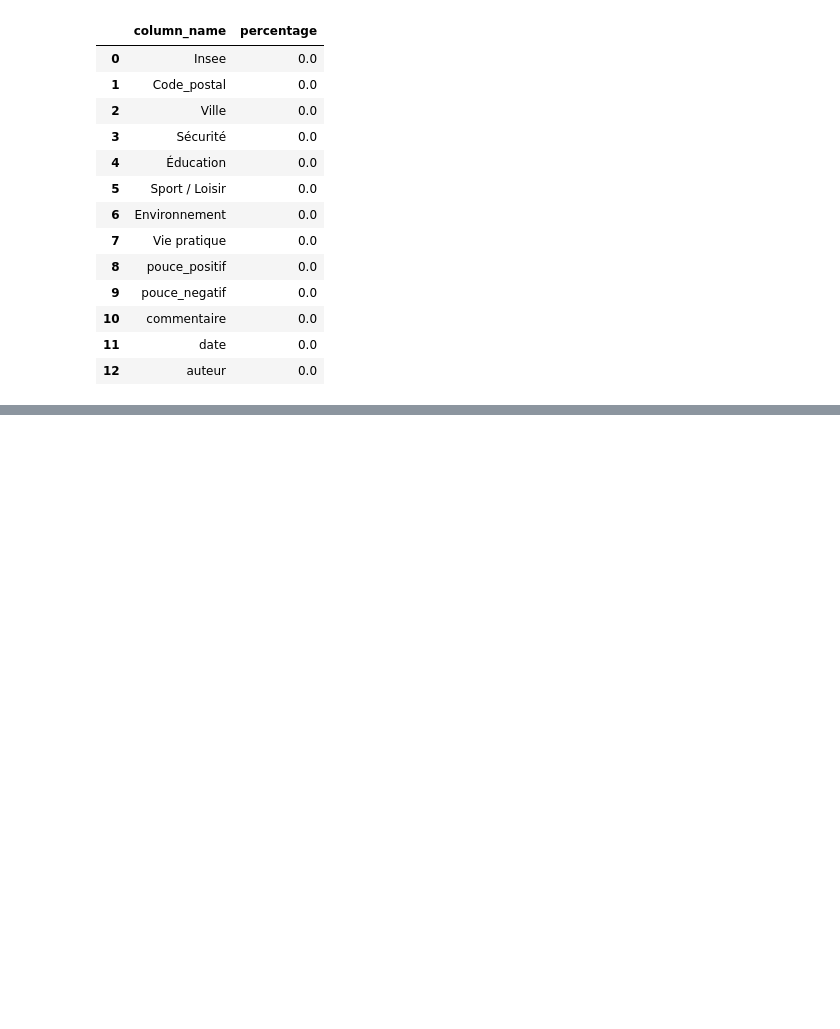
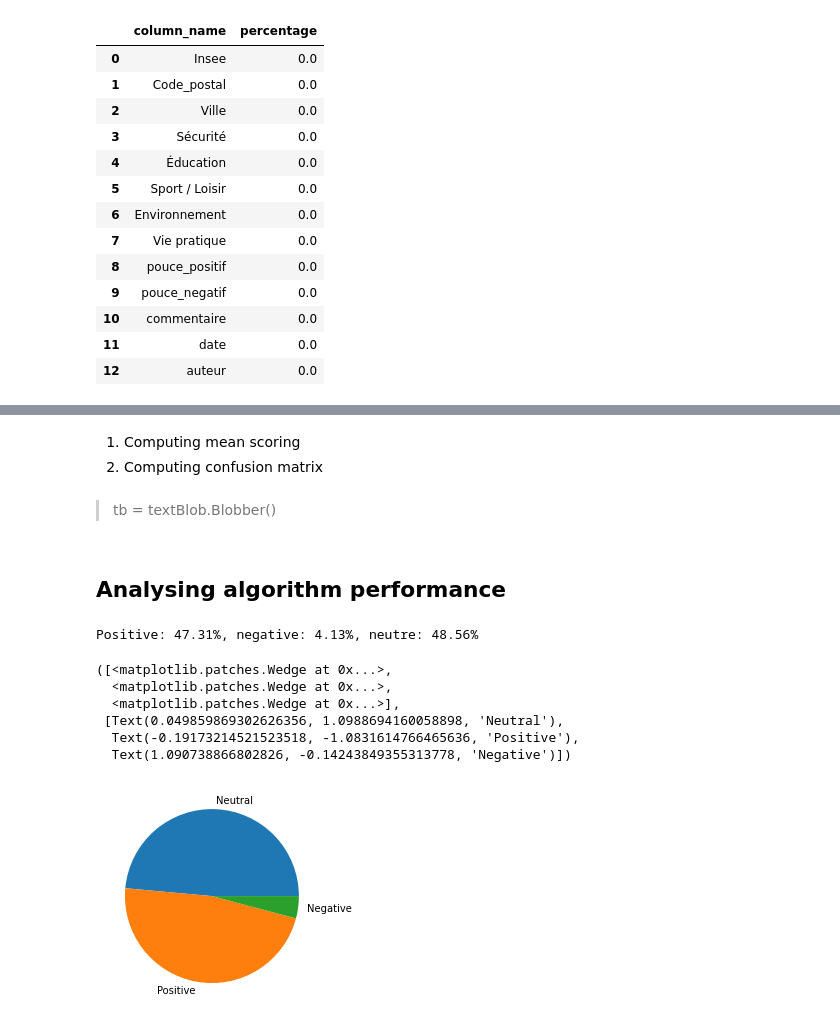
Before and after one commit to florent-haffner/ml_meilleures_communes, a Jupyter notebook: src/proto/NLP - textBlob + Spacy - Sentiment analysis.ipynb, the cells around one changed output, grey strips where cells are left out. Cells and saved outputs as stored; diff of their text form; code cells hidden in the pictures; blank space fills up the shorter version.

Commit message:
update NLP - added confusion matrix and update results to get more accurate prediction

```diff
--- a/src/proto/NLP - textBlob + Spacy - Sentiment analysis.ipynb
+++ b/src/proto/NLP - textBlob + Spacy - Sentiment analysis.ipynb
@@ -152,12 +138,12 @@ data.head()
 # %%
 stop_words=set(STOP_WORDS)
 
-deselect_stop_words = ['n\'', 'ne','pas','plus','personne','aucun','ni','aucune','rien']
-for w in deselect_stop_words:
-    if w in stop_words:
-        stop_words.remove(w)
-    else:
-        continue
+# deselect_stop_words = ['n\'', 'ne','pas','plus','personne','aucun','ni','aucune','rien']
+# for w in deselect_stop_words:
+#     if w in stop_words:
+#         stop_words.remove(w)
+#     else:
+#         continue
 # %%
 AllfilteredComment=[]
 for comment in data["Word_Tok"]:
@@ -177,0 +162,7 @@ tb = Blobber(pos_tagger=PatternTagger(), analyzer=PatternAnalyzer())
+# %%
+tb = Blobber(pos_tagger=PatternTagger(), analyzer=PatternAnalyzer())
+
+for i in data['CommentAferPreproc'][:10]:
+    sentiment = tb(i).sentiment
+    polarity = tb(i).polarity
+    print(i, sentiment)
@@ -179,9 +181,9 @@ tb = Blobber(pos_tagger=PatternTagger(), analyzer=PatternAnalyzer())
 senti_list = []
 for i in data["CommentAferPreproc"]:
     vs = tb(i).sentiment[0]
-    if (vs > 0):
+    if (vs > 0.2):
         senti_list.append('Positive')
-    elif (vs < 0):
+    elif (vs < -0.2):
         senti_list.append('Negative')
     else:
         senti_list.append('Neutral')
@@ -199,0 +192,26 @@ data.head()
+# %% [markdown]
+1. Computing mean scoring
+2. Computing confusion matrix
+# %% [markdown]
+> tb = textBlob.Blobber()
+# %% [markdown]
+## Analysing algorithm performance
+# %%
+nb_pos=np.sum(data['sentiment']=='Positive')
+nb_neg=np.sum(data['sentiment']=='Negative')
+nb_neutral = np.sum(data['sentiment']=='Neutral')
+
+print(f'Positive: {nb_pos*100/len(data):.2f}%, negative: {nb_neg*100/len(data):.2f}%, neutre: {nb_neutral*100/len(data):.2f}%')
+# %% [output]
+Positive: 47.31%, negative: 4.13%, neutre: 48.56%
+# %%
+plt.pie(data['sentiment'].value_counts()*100/len(data),
+        labels=['Neutral', 'Positive', 'Negative'])
+# %% [output]
+([<matplotlib.patches.Wedge at 0x...>,
+  <matplotlib.patches.Wedge at 0x...>,
+  <matplotlib.patches.Wedge at 0x...>],
+ [Text(0.049859869302626356, 1.0988694160058898, 'Neutral'),
+  Text(-0.19173214521523518, -1.0831614766465636, 'Positive'),
+  Text(1.090738866802826, -0.14243849355313778, 'Negative')])
+[figure, added]
```
Also changed, not shown: parts of 20 cells of this notebook, 1 other file.
